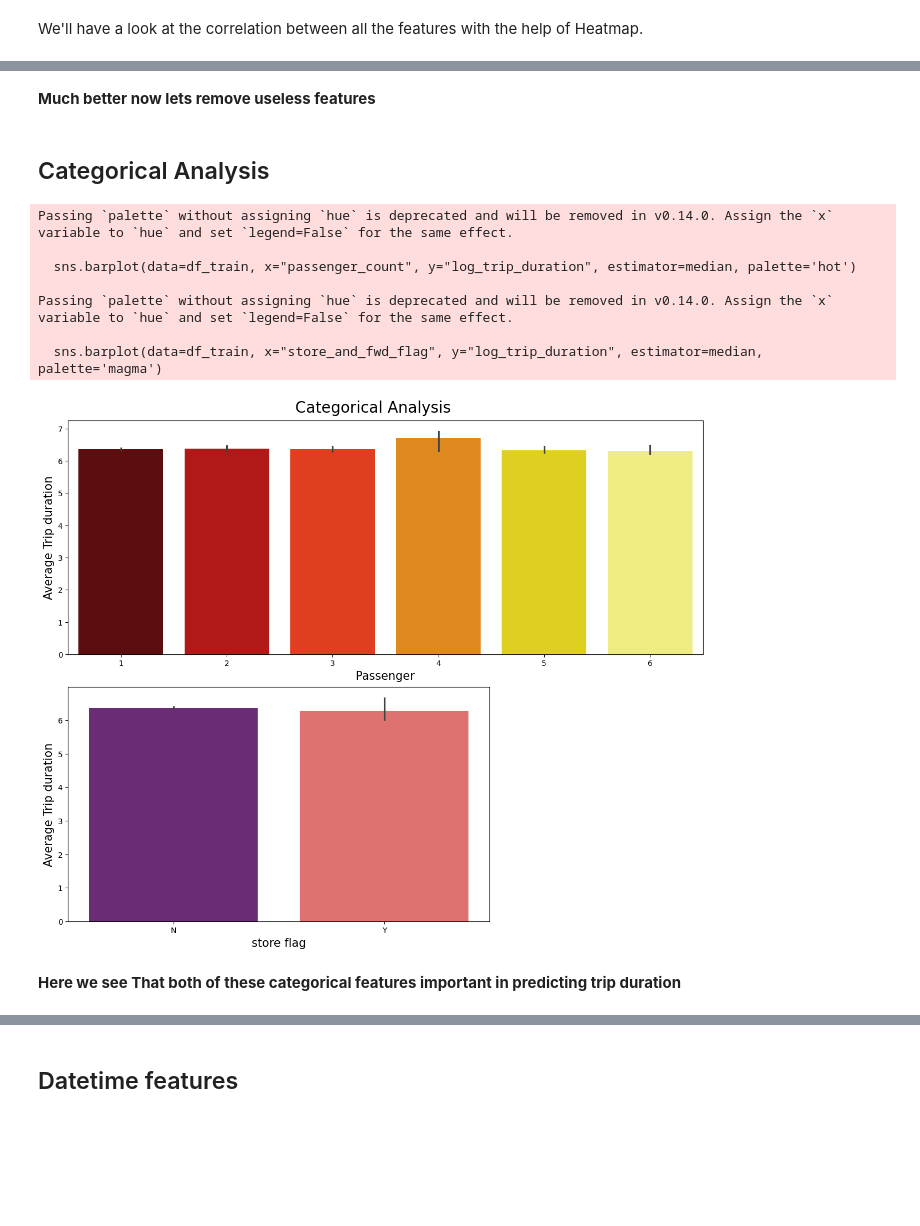
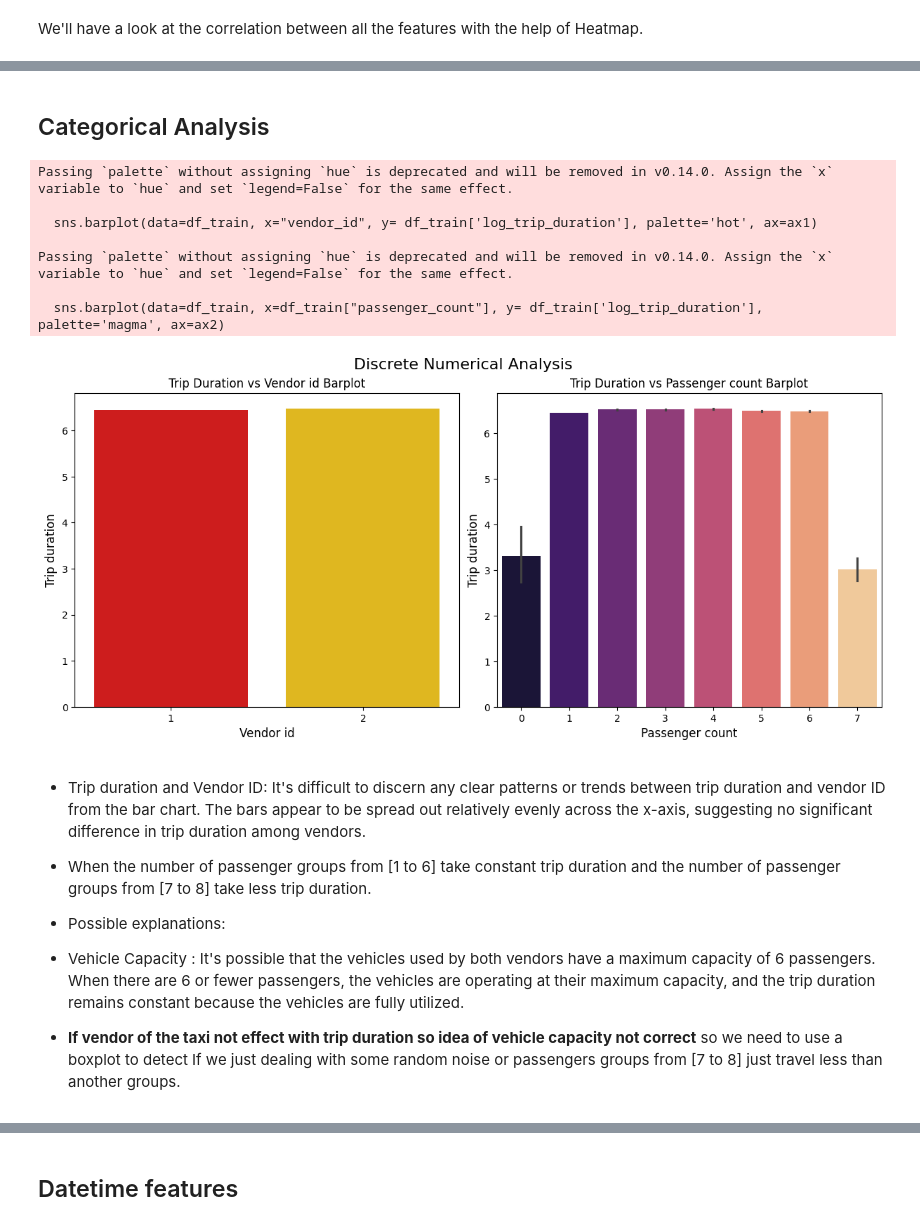
Before and after one commit to mostafaayman646/Trip-Duration-Prediction, a Jupyter notebook: EDA.ipynb, the cells around one changed output, grey strips where cells are left out. Drawn from its saved outputs; the diff is of its cells as text; code cells hidden in the pictures; blank space fills up the shorter version.

```diff
--- a/EDA.ipynb
+++ b/EDA.ipynb
@@ -101,7 +138,7 @@ df_train.drop(columns='trip_duration',inplace=True)
 
 **To be able to extract features from it**
 # %%
-df_train['pickup_datetime'] = df_train['pickup_datetime'].astype('datetime64[ns]')
+df_train["pickup_datetime"] = pd.to_datetime(df_train["pickup_datetime"])
 # %% [markdown]
 ## Change Passenger count from int to object as it contain discrete values
 # %%
@@ -115,5 +152,5 @@ df_train['passenger_count'] = df_train['passenger_count'].astype('object')
 # %%
-df_train.drop(columns=['id','vendor_id'], inplace=True)
+df_train.drop(columns=['id'], inplace=True)
 # %% [markdown]
 ## Saving numerical and categorical and date features columns names
 # %%
@@ -163,21 +209,11 @@ def getDistanceFromLatLonInM(lat1, lon1, lat2, lon2):
 # %%
-lat1 = df_train['pickup_latitude'].to_numpy()
-lon1 = df_train['pickup_longitude'].to_numpy()
-lat2 = df_train['dropoff_latitude'].to_numpy()
-lon2 = df_train['dropoff_longitude'].to_numpy()
-
-
-distance = getDistanceFromLatLonInM(lat1, lon1, lat2, lon2)
-
-df_train = df_train.assign(
-    Distance = np.sqrt(distance)
-)
+df_train['distance'] = np.log1p(df_train.distance)
 
 log_trip_duration = df_train.pop('log_trip_duration')
 df_train['log_trip_duration'] = log_trip_duration
 
 #Update the numerical features
-numerical_features = df_train.select_dtypes(exclude=['object','datetime64[ns]']).columns
+numerical_features = df_train.select_dtypes(exclude=['object','datetime']).columns
 # %%
 df_corr = df_train[numerical_features]
 corr = df_corr.corr()
@@ -190,32 +226,44 @@ sns.heatmap(corr,annot=True,linewidths=.5,cmap='coolwarm',vmin=-1,vmax=1,center=
-# %% [markdown]
-**Much better now lets remove useless features**
-# %%
-df_train.drop(columns=['pickup_latitude','pickup_longitude','dropoff_latitude','dropoff_longitude'],inplace = True)
 # %% [markdown]
 ## Categorical Analysis
 # %%
 fig = plt.figure(constrained_layout=True, figsize=(12, 10))
-gs = GridSpec(2, 3, figure=fig)
+gs = GridSpec(2, 2, figure=fig)
 
-plt.subplot(gs[0, :])
-sns.barplot(data=df_train, x="passenger_count", y="log_trip_duration", estimator=median, palette='hot')
-plt.xlabel("Passenger", fontsize=15)
-plt.ylabel("Average Trip duration", fontsize=15)
+# Subplot 1: Bar Plot for vendor_id
+ax1 = fig.add_subplot(gs[0, 0])
+sns.barplot(data=df_train, x="vendor_id", y= df_train['log_trip_duration'], palette='hot', ax=ax1)
+ax1.set_title('Trip Duration vs Vendor id Barplot')
+ax1.set_xlabel("Vendor id", fontsize=12)
+ax1.set_ylabel("Trip duration", fontsize=12)
 
-plt.subplot(gs[1, :-1])
-sns.barplot(data=df_train, x="store_and_fwd_flag", y="log_trip_duration", estimator=median, palette='magma')
-plt.xlabel("store flag", fontsize=15)
-plt.ylabel("Average Trip duration", fontsize=15)
+# Subplot 2: Bar Plot for passenger_count
+ax2 = fig.add_subplot(gs[0, 1])
+sns.barplot(data=df_train, x=df_train["passenger_count"], y= df_train['log_trip_duration'], palette='magma', ax=ax2)
+ax2.set_title('Trip Duration vs Passenger count Barplot')
+ax2.set_xlabel("Passenger count", fontsize=12)
+ax2.set_ylabel("Trip duration", fontsize=12)
 
-plt.suptitle("Categorical Analysis", fontsize=20);
+# Add a title for the entire figure
+fig.suptitle("Discrete Numerical Analysis", fontsize=16)
+
+# Show the plots
+plt.show()
 # %% [output]
 Passing `palette` without assigning `hue` is deprecated and will be removed in v0.14.0. Assign the `x` variable to `hue` and set `legend=False` for the same effect.
 
-  sns.barplot(data=df_train, x="passenger_count", y="log_trip_duration", estimator=median, palette='hot')
+  sns.barplot(data=df_train, x="vendor_id", y= df_train['log_trip_duration'], palette='hot', ax=ax1)
 
 Passing `palette` without assigning `hue` is deprecated and will be removed in v0.14.0. Assign the `x` variable to `hue` and set `legend=False` for the same effect.
 
-  sns.barplot(data=df_train, x="store_and_fwd_flag", y="log_trip_duration", estimator=median, palette='magma')
+  sns.barplot(data=df_train, x=df_train["passenger_count"], y= df_train['log_trip_duration'], palette='magma', ax=ax2)
-[figure, old version]
+[figure, new version]
-# %% [markdown]
-**Here we see That both of these categorical features important in predicting trip duration**
+# %% [markdown]
+- Trip duration and Vendor ID: It's difficult to discern any clear patterns or trends between trip duration and vendor ID from the bar chart. The bars appear to be spread out relatively evenly across the x-axis, suggesting no significant difference in trip duration among vendors.
+
+- When the number of passenger groups from [1 to 6] take constant trip duration and the number of passenger groups from [7 to 8] take less trip duration.
+
+- Possible explanations:
+
+- Vehicle Capacity : It's possible that the vehicles used by both vendors have a maximum capacity of 6 passengers. When there are 6 or fewer passengers, the vehicles are operating at their maximum capacity, and the trip duration remains constant because the vehicles are fully utilized.
+
+- **If vendor of the taxi not effect with trip duration so idea of vehicle capacity not correct** so we need to use a boxplot to detect If we just dealing with some random noise or passengers groups from [7 to 8] just travel less than another groups.
```
Also changed, not shown: parts of 34 cells of this notebook, 3 other files.
